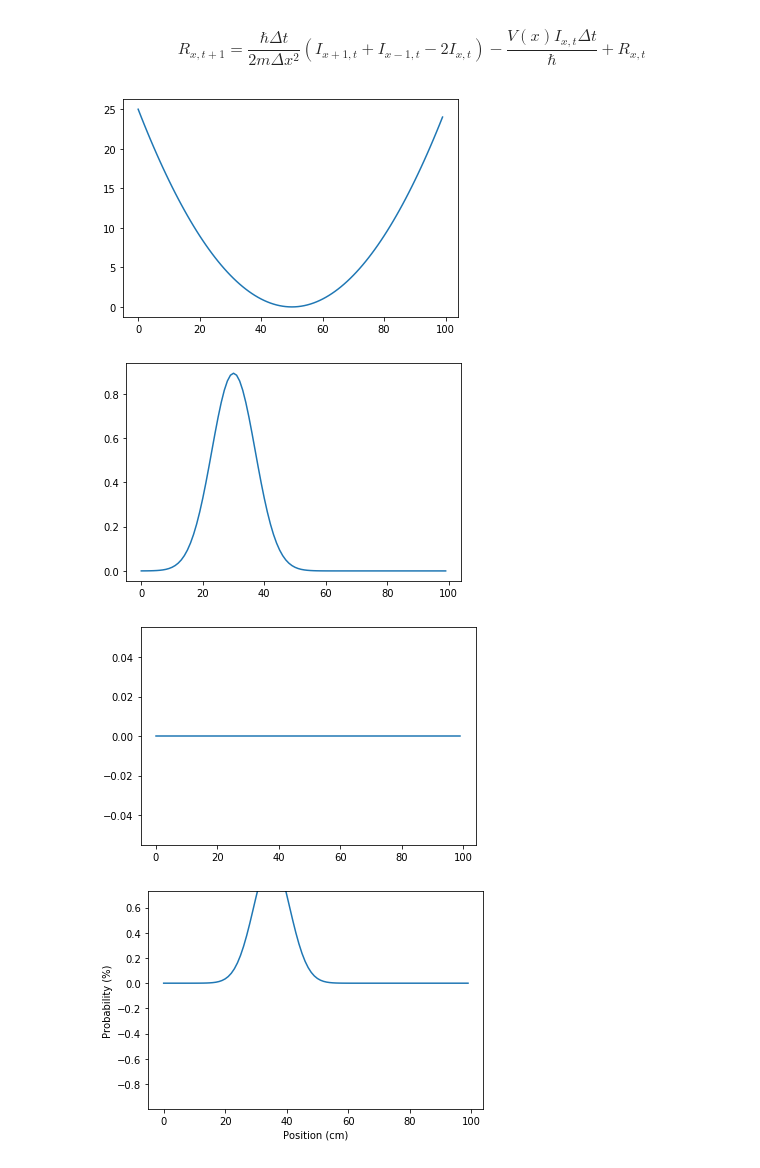
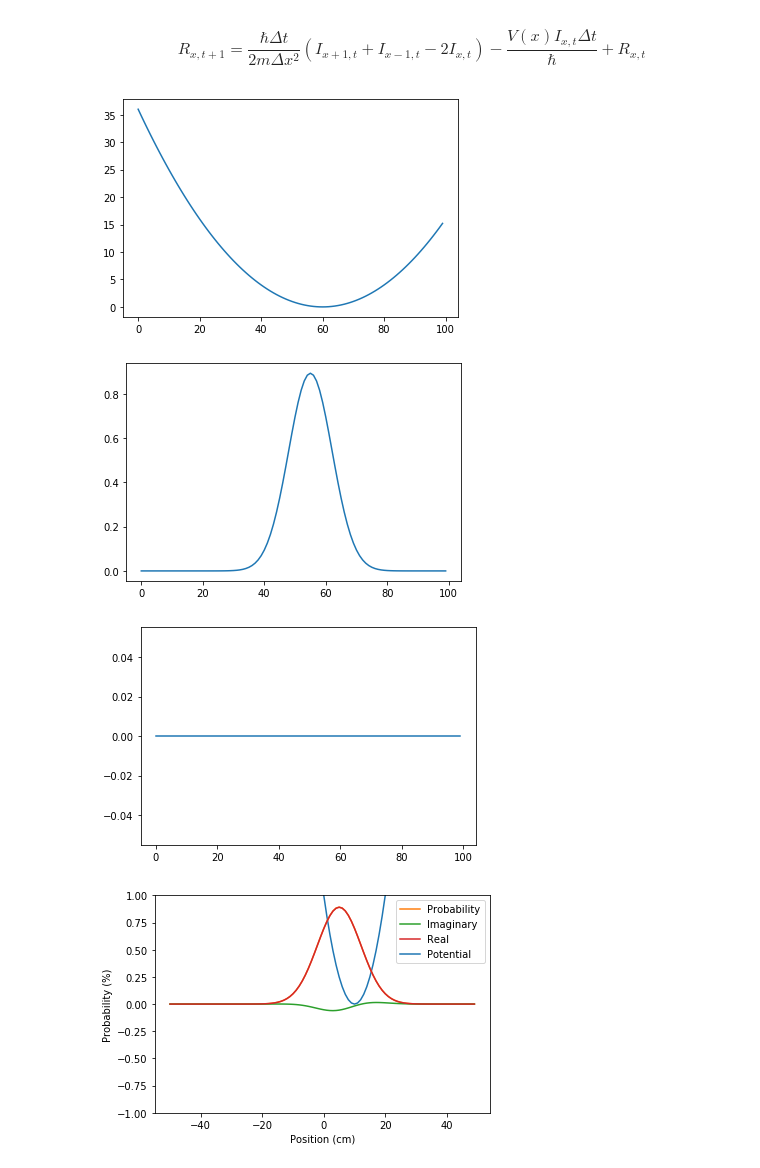
Before and after one commit to jkruse27/Physics, a Jupyter notebook: src/SchrodingerEquation/Schrodinger Equation.ipynb, the cells around one changed output. Cells and saved outputs as stored; diff of their text form; code cells hidden in the pictures.

```diff
--- a/src/SchrodingerEquation/Schrodinger Equation.ipynb
+++ b/src/SchrodingerEquation/Schrodinger Equation.ipynb
@@ -21,43 +21,43 @@ from matplotlib import rc
 from IPython.display import HTML, Image
 # %%
 def normalize(v):
-    norm=np.linalg.norm(v, ord=1)
+    norm=np.linalg.norm(v, ord=2)
     if norm==0:
-        norm=np.finfo(v.dtype).eps
+        return v
     return v/norm
 # %%
 # ------------- Constants ------------- #
 
-h  = 1.054 * (10**-34) # J.s (Planck's Reduced Constant)
+h  = 1 #1.054 * (10**-34) # J.s (Planck's Reduced Constant)
 dx = 0.1
-dt = 0.001
-L  = 10                # m (Width)
-m  = 9.109 * (10**-31) # kg (Electron's mass)
+dt = 0.0001
+L  = 5                # m (Width)
+m  = 1 #9.109 * (10**-31) # kg (Electron's mass)
 # %%
 # ---------------------- Potential Function ---------------------- #
 
-center = 5
+center = 1
 
 def V(x):
     return (x-center)**2
 
-v = [V(i/10) for i in range(int(L/dx))]
+v = [V(i/10) for i in range(-int(L/dx),int(L/dx))]
 
 plt.plot(v)
 plt.show()
 # %% [output]
-[figure, old version]
+[figure, new version]
 # %%
 # ------------------ Initial Conditions ------------------ #
 
 def R(x):
-    return np.exp(-(x-3)**2)/np.sqrt(1.25323)
+    return np.exp(-(x-0.5)**2)/np.sqrt(1.25323)
 
 def I(x):
     return 0
 
-r = [R(y/10) for y in range(int(L/dx))]
-i = [I(y/10) for y in range(int(L/dx))]
+r = [R(y/10) for y in range(-int(L/dx),int(L/dx))]
+i = [I(y/10) for y in range(-int(L/dx),int(L/dx))]
 
 plt.plot(r)
 plt.show()
@@ -65,7 +65,7 @@ plt.show()
 plt.plot(i)
 plt.show()
 # %% [output]
-[figure, old version]
+[figure, new version]
 [figure]
 # %%
 # ---------------------- Iterations ---------------------- #
@@ -73,42 +73,54 @@ plt.show()
 x_max  = len(v)-1
 next_r = [j for j in r]
 next_i = [j for j in i]
-u      = [j for j in r]
+u      = [(next_i[j]**2+next_r[j]**2)**(1/2) for j, t in enumerate(r)]
+
+u = normalize(u)
+next_i = normalize(next_i)
+next_r = normalize(next_r)
 
 k = (h*dt)/(dx*dx*2*m)
 l = dt/h
 
 fig, ax = plt.subplots()
-interval = np.arange(0, L/dx)
+interval = np.arange(-L/dx, L/dx)
 zero = [0 for i in interval]
-line, = ax.plot(interval, u)
+pot, = ax.plot(interval, u, label='Potential')
+pot.set_ydata(v)
+line, = ax.plot(interval, u, label='Probability')
+linei, = ax.plot(interval, i, label='Imaginary')
+liner, = ax.plot(interval, r, label='Real')
 ax.set_xlabel("Position (cm)")
 ax.set_ylabel("Probability (%)")
+plt.legend([line, linei, liner, pot], ['Probability', 'Imaginary', 'Real', 'Potential'])
+axes = plt.gca()
+axes.set_ylim([-1,1])
 
 def animate(t):
     global next_i
     global next_r
     global r
     global i
     global u
     for j in range(1, x_max):
         next_r[j] = -k*(i[j+1] + i[j-1] - 2*i[j]) + (l*v[j]*i[j]) + r[j]
         next_i[j] = k*(r[j+1] + r[j-1] - 2*r[j]) - (l*v[j]*r[j]) + i[j]
         u[j] = (next_i[j]**2 + next_r[j]**2)**(1/2)
     next_r[0] = next_r[1]
     next_r[x_max] = next_r[x_max-1]
     next_i[0] = next_i[1]
     next_i[x_max] = next_i[x_max-1]
     u[0] = u[1]
     u[x_max] = u[x_max-1]
-    #u = normalize(u)
     line.set_ydata(u)
+    liner.set_ydata(next_r)
+    linei.set_ydata(next_i)
     r = [y for y in next_r]
     i = [y for y in next_i]
-    return line,
+    return liner,
 
 ani = animation.FuncAnimation(fig, animate, interval=1, frames=500)
 rc('animation', html='html5')
 ani.save('animation.gif', writer='imagemagick')
 # %% [output]
-[figure, old version]
+[figure, new version]
```
Also changed, not shown: 1 other file.
